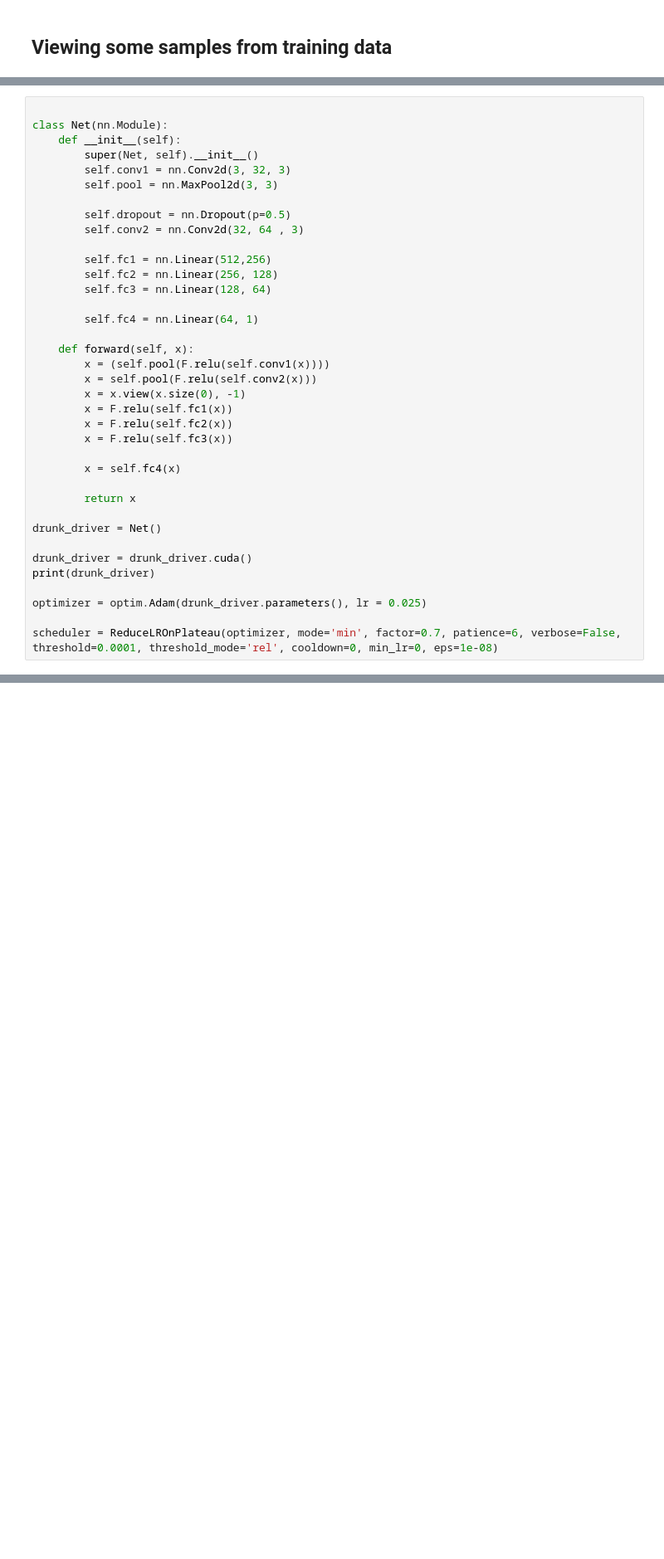
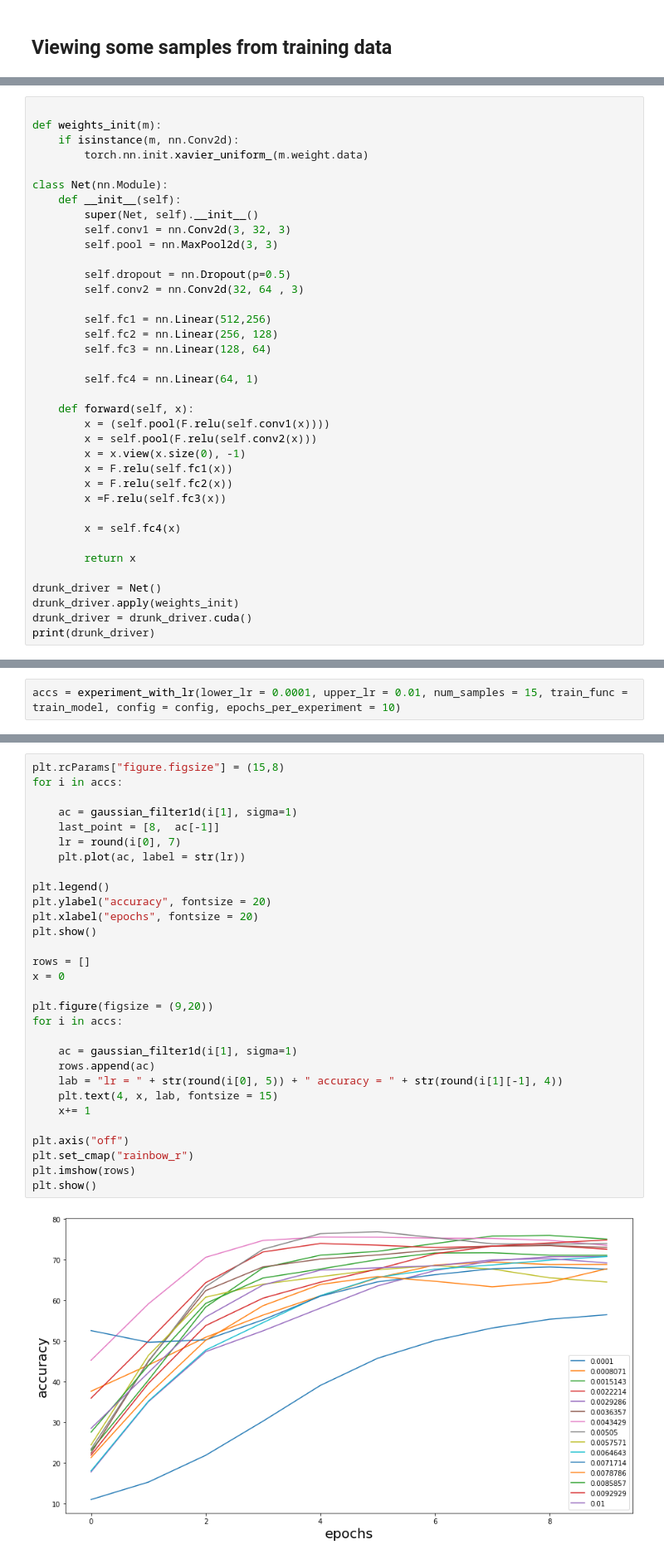
Before and after one commit to Mayukhdeb/mind_the_bend, a Jupyter notebook: train_drunk_driver.ipynb, the cells around one changed output, grey strips where cells are left out. Shown at 83% size. Drawn from its saved outputs; the diff is of its cells as text; blank space fills up the shorter version.

Commit message:
optimize learning rate

```diff
--- a/train_drunk_driver.ipynb
+++ b/train_drunk_driver.ipynb
@@ -314,4 +370,8 @@ def train_model(epochs, cellnet, optimizer, train_loader, val_loader):
 # %%
+
+def weights_init(m):
+    if isinstance(m, nn.Conv2d):
+        torch.nn.init.xavier_uniform_(m.weight.data)
 
 class Net(nn.Module):
     def __init__(self):
@@ -334,20 +394,16 @@ class Net(nn.Module):
         x = x.view(x.size(0), -1)
         x = F.relu(self.fc1(x))
         x = F.relu(self.fc2(x))
-        x = F.relu(self.fc3(x))
+        x =F.relu(self.fc3(x))
 
         x = self.fc4(x)
 
         return x
 
 drunk_driver = Net()
-
+drunk_driver.apply(weights_init)
 drunk_driver = drunk_driver.cuda()
 print(drunk_driver)
-
-optimizer = optim.Adam(drunk_driver.parameters(), lr = 0.025)
-
-scheduler = ReduceLROnPlateau(optimizer, mode='min', factor=0.7, patience=6, verbose=False, threshold=0.0001, threshold_mode='rel', cooldown=0, min_lr=0, eps=1e-08)
 # %% [output]
 Net(
   (conv1): Conv2d(3, 32, kernel_size=(3, 3), stride=(1, 1))
@@ -368,0 +445,2 @@ Time elapsed =  84.24625332599999  seconds
+# %%
+accs = experiment_with_lr(lower_lr = 0.0001, upper_lr = 0.01, num_samples = 15, train_func = train_model, config = config, epochs_per_experiment = 10)
@@ -368,0 +449,32 @@ Time elapsed =  84.24625332599999  seconds
+# %%
+plt.rcParams["figure.figsize"] = (15,8)
+for i in accs:
+
+    ac = gaussian_filter1d(i[1], sigma=1)
+    last_point = [8,  ac[-1]]
+    lr = round(i[0], 7)
+    plt.plot(ac, label = str(lr))
+
+plt.legend()
+plt.ylabel("accuracy", fontsize = 20)
+plt.xlabel("epochs", fontsize = 20)
+plt.show()
+
+rows = []
+x = 0
+
+plt.figure(figsize = (9,20))
+for i in accs:
+
+    ac = gaussian_filter1d(i[1], sigma=1)
+    rows.append(ac)
+    lab = "lr = " + str(round(i[0], 5)) + " accuracy = " + str(round(i[1][-1], 4))
+    plt.text(4, x, lab, fontsize = 15)
+    x+= 1
+
+plt.axis("off")
+plt.set_cmap("rainbow_r")
+plt.imshow(rows)
+plt.show()
+# %% [output]
+[figure, added]
```
Also changed, not shown: parts of 21 cells of this notebook.
